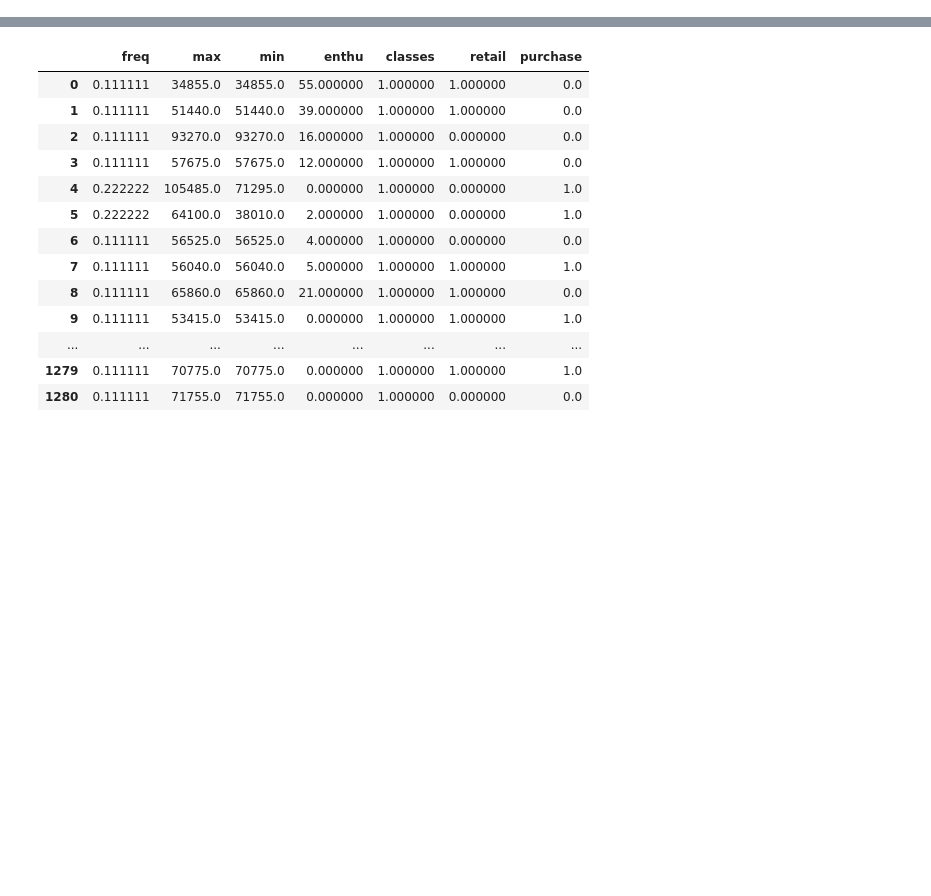
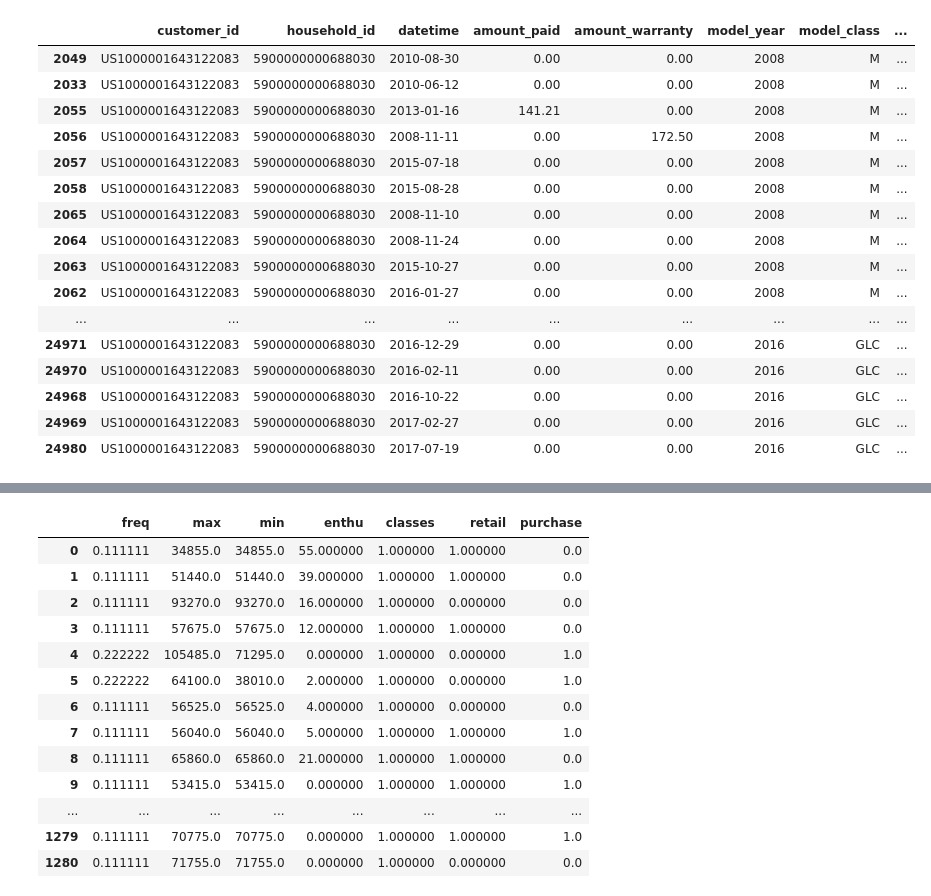
Before and after one commit to ajgokhale/voyager-data-analysis-fa18, a Jupyter notebook: models/regression.ipynb, the cells around one changed output, grey strips where cells are left out. Drawn from its saved outputs; the diff is of its cells as text; code cells hidden in the pictures; blank space fills up the shorter version.

```diff
--- a/models/regression.ipynb
+++ b/models/regression.ipynb
@@ -144,0 +362,20 @@ def purchase_indicator(customer_history, start, end):
+# %%
+services_dfs[4]
+# %% [output]
+|  | customer_id | household_id | datetime | amount_paid | amount_warranty | model_year | model_class | ... |
+| 2049 | US1000001643122083 | 5900000000688030 | 2010-08-30 | 0.00 | 0.00 | 2008 | M | ... |
+| 2033 | US1000001643122083 | 5900000000688030 | 2010-06-12 | 0.00 | 0.00 | 2008 | M | ... |
+| 2055 | US1000001643122083 | 5900000000688030 | 2013-01-16 | 141.21 | 0.00 | 2008 | M | ... |
+| 2056 | US1000001643122083 | 5900000000688030 | 2008-11-11 | 0.00 | 172.50 | 2008 | M | ... |
+| 2057 | US1000001643122083 | 5900000000688030 | 2015-07-18 | 0.00 | 0.00 | 2008 | M | ... |
+| 2058 | US1000001643122083 | 5900000000688030 | 2015-08-28 | 0.00 | 0.00 | 2008 | M | ... |
+| 2065 | US1000001643122083 | 5900000000688030 | 2008-11-10 | 0.00 | 0.00 | 2008 | M | ... |
+| 2064 | US1000001643122083 | 5900000000688030 | 2008-11-24 | 0.00 | 0.00 | 2008 | M | ... |
+| 2063 | US1000001643122083 | 5900000000688030 | 2015-10-27 | 0.00 | 0.00 | 2008 | M | ... |
+| 2062 | US1000001643122083 | 5900000000688030 | 2016-01-27 | 0.00 | 0.00 | 2008 | M | ... |
+| ... | ... | ... | ... | ... | ... | ... | ... | ... |
+| 24971 | US1000001643122083 | 5900000000688030 | 2016-12-29 | 0.00 | 0.00 | 2016 | GLC | ... |
+| 24970 | US1000001643122083 | 5900000000688030 | 2016-02-11 | 0.00 | 0.00 | 2016 | GLC | ... |
+| 24968 | US1000001643122083 | 5900000000688030 | 2016-10-22 | 0.00 | 0.00 | 2016 | GLC | ... |
+| 24969 | US1000001643122083 | 5900000000688030 | 2017-02-27 | 0.00 | 0.00 | 2016 | GLC | ... |
+| 24980 | US1000001643122083 | 5900000000688030 | 2017-07-19 | 0.00 | 0.00 | 2016 | GLC | ... |
```
Also changed, not shown: parts of 21 cells of this notebook, 1 other file.
